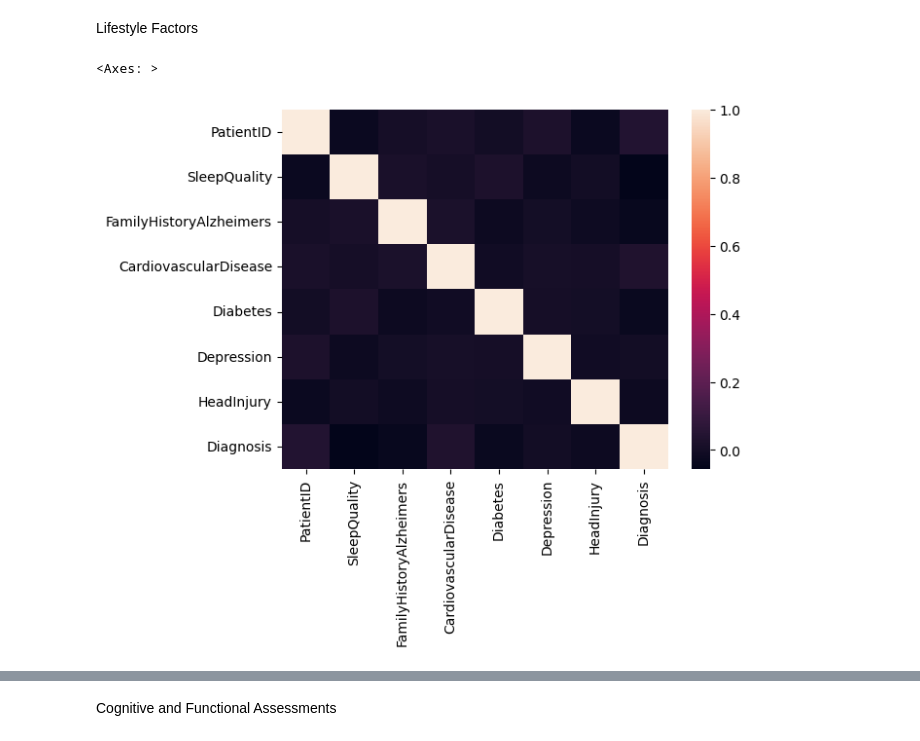
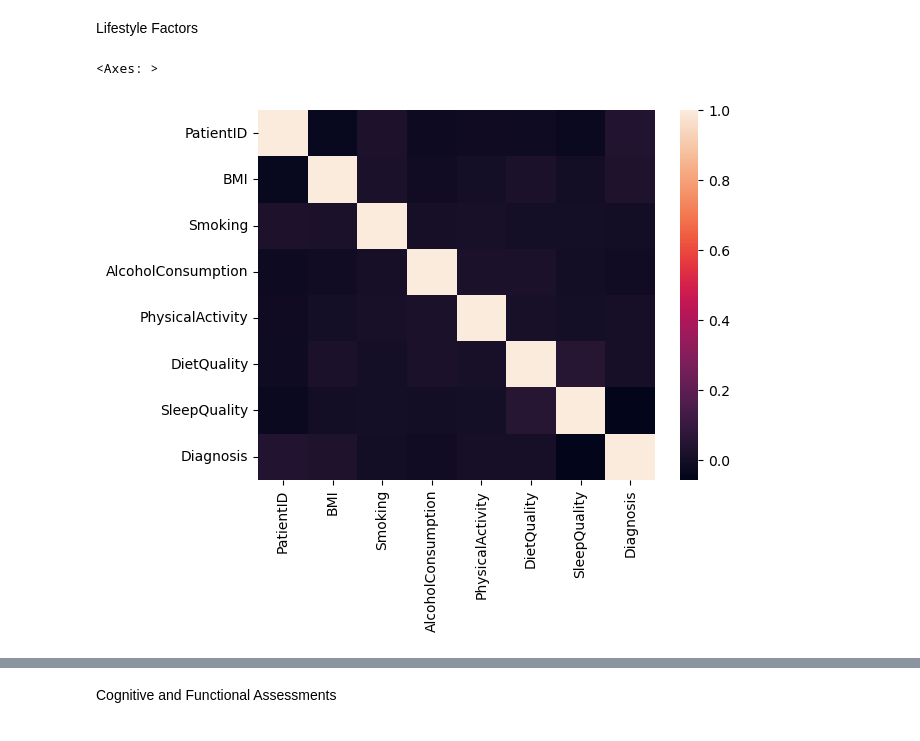
Before and after one commit to pedrolucas27/cdd-alzheimer, a Jupyter notebook: Trabalho1.ipynb, the cells around one changed output, grey strips where cells are left out. Saved outputs shown, nothing was run; the diff lists cells and outputs as text; code cells hidden in the pictures.

```diff
--- a/Trabalho1.ipynb
+++ b/Trabalho1.ipynb
@@ -307,8 +420,8 @@ sns.heatmap(hist.corr())
 # %% [markdown]
 Lifestyle Factors
 # %%
-clini = df.iloc[:,[0,10,11,12,13,14,15,33]]
-sns.heatmap(clini.corr())
+lifeStyle = df.iloc[:,[0,5,6,7,8,9,10,33]]
+sns.heatmap(lifeStyle.corr())
 # %% [output]
 <Axes: >
-[figure, old version]
+[figure, new version]
```
Also changed, not shown: parts of 16 cells of this notebook.
